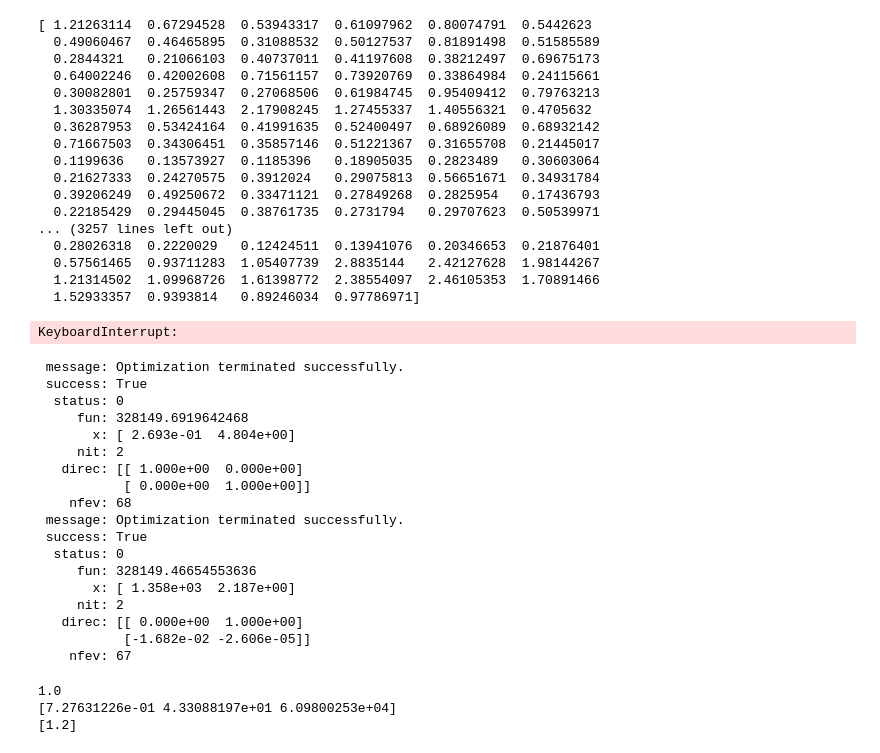
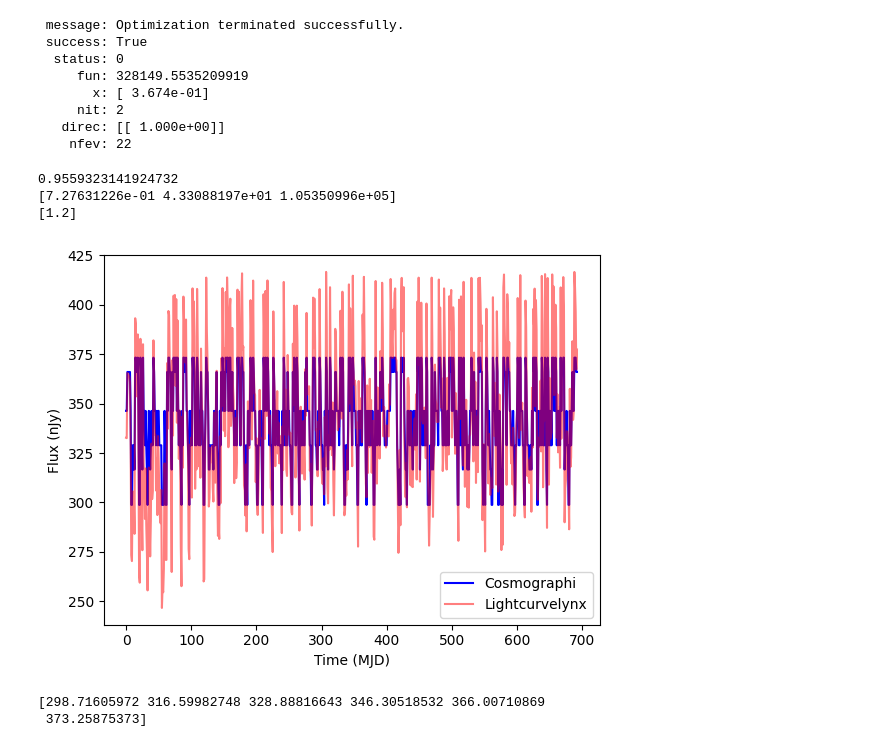
Before and after one commit to Zoe-Au/cosmographi, a Jupyter notebook: src/cosmographi/source/alpha_callibration_cleaner.ipynb, the cells around one changed output. Saved outputs shown, nothing was run; the diff lists cells and outputs as text; code cells hidden in the pictures.

```diff
--- a/src/cosmographi/source/alpha_callibration_cleaner.ipynb
+++ b/src/cosmographi/source/alpha_callibration_cleaner.ipynb
@@ -272,58 +339,30 @@ results = minimize_log_likelihood(observed_flux=flux, band=filters, inclination_
                                   accretion_rate=accretion_rate, z=redshift, noise_var=jnp.var(flux))
 
 
-results_gp = minimize_log_likelihood_gp(observed_flux=flux, band=filters, inclination_angle=0,
-                                  times=times, exp_time=exp_times,
-                                  sky_brightness=sky_brightnesses,
-                                  PSF_Aeff=PSF_Aeffs, blackhole_mass = bh_mass,
-                                  accretion_rate=accretion_rate, z=redshift, noise_var=jnp.var(flux))
+# results_gp = minimize_log_likelihood_gp(observed_flux=flux, band=filters, inclination_angle=0,
+#                                   times=times, exp_time=exp_times,
+#                                   sky_brightness=sky_brightnesses,
+#                                   PSF_Aeff=PSF_Aeffs, blackhole_mass = bh_mass,
+#                                   accretion_rate=accretion_rate, z=redshift, noise_var=jnp.var(flux))
-# %% [output]
-[ 1.21263114  0.67294528  0.53943317  0.61097962  0.80074791  0.5442623
-  0.49060467  0.46465895  0.31088532  0.50127537  0.81891498  0.51585589
-  0.2844321   0.21066103  0.40737011  0.41197608  0.38212497  0.69675173
-  0.64002246  0.42002608  0.71561157  0.73920769  0.33864984  0.24115661
-  0.30082801  0.25759347  0.27068506  0.61984745  0.95409412  0.79763213
-  1.30335074  1.26561443  2.17908245  1.27455337  1.40556321  0.4705632
-  0.36287953  0.53424164  0.41991635  0.52400497  0.68926089  0.68932142
-  0.71667503  0.34306451  0.35857146  0.51221367  0.31655708  0.21445017
-  0.1199636   0.13573927  0.1185396   0.18905035  0.2823489   0.30603064
-  0.21627333  0.24270575  0.3912024   0.29075813  0.56651671  0.34931784
-  0.39206249  0.49250672  0.33471121  0.27849268  0.2825954   0.17436793
-  0.22185429  0.29445045  0.38761735  0.2731794   0.29707623  0.50539971
-... (3257 lines left out)
-  0.28026318  0.2220029   0.12424511  0.13941076  0.20346653  0.21876401
-  0.57561465  0.93711283  1.05407739  2.8835144   2.42127628  1.98144267
-  1.21314502  1.09968726  1.61398772  2.38554097  2.46105353  1.70891466
-  1.52933357  0.9393814   0.89246034  0.97786971]
-KeyboardInterrupt:
 # %%
 print(results)
-print(results_gp)
+# print(results_gp)
 # %% [output]
  message: Optimization terminated successfully.
  success: True
   status: 0
-     fun: 328149.6919642468
-       x: [ 2.693e-01  4.804e+00]
+     fun: 328149.5535209919
+       x: [ 3.674e-01]
      nit: 2
-   direc: [[ 1.000e+00  0.000e+00]
-           [ 0.000e+00  1.000e+00]]
-    nfev: 68
- message: Optimization terminated successfully.
- success: True
-  status: 0
-     fun: 328149.46654553636
-       x: [ 1.358e+03  2.187e+00]
-     nit: 2
-   direc: [[ 0.000e+00  1.000e+00]
-           [-1.682e-02 -2.606e-05]]
-    nfev: 67
+   direc: [[ 1.000e+00]]
+    nfev: 22
 # %%
-proposed_alpha, num_perturbation_samples =  results.x
-start_time, end_time = (times[0], times[-1])
-num_perturbation_samples = max(int(round(num_perturbation_samples)), 2)
+proposed_alpha, num_perturbation_samples =  (results.x[0], 1000)
+start_time = rest_to_observer_time(t_rest = times[0], z=redshift)
+end_time = rest_to_observer_time(t_rest = times[-1], z=redshift)
 sample_rate = num_perturbation_samples / (end_time - start_time)
 perturbations = generate_perturbations_vector(alpha=proposed_alpha, n_samples=num_perturbation_samples, sample_rate=sample_rate, seed=42)
+print(np.mean(perturbations))
 agn = AGNSourceLipunova2018(blackhole_mass=bh_mass, accretion_rate=accretion_rate, perturbations_ar=perturbations,
                                 start_time=start_time, end_time=end_time, rin_to_rng=6, inclination_angle=0)
 rubin = RubinObservatory()
@@ -353,7 +392,20 @@ zero_points = jnp.asarray([band_id_to_zero[i] for i in range(len(band_id_to_zero
 my_model_flux_jansky = convert_to_jy(my_model_flux, band, zero_points, rubin.effective_aperture)
 my_model_flux_comparable_units = my_model_flux_jansky * 1e9
 # %% [output]
-1.0
-[7.27631226e-01 4.33088197e+01 6.09800253e+04]
+0.9559323141924732
+[7.27631226e-01 4.33088197e+01 1.05350996e+05]
 [1.2]
+# %%
+plt.plot(my_model_flux_comparable_units, color="blue", label="Cosmographi")
+plt.plot(flux, color='red', label="Lightcurvelynx", alpha=0.5)
+plt.xlabel("Time (MJD)")
+plt.ylabel("Flux (nJy)")
+plt.legend()
+plt.show()
+
+print(np.unique(my_model_flux_comparable_units))
+# %% [output]
+[figure, added]
+[298.71605972 316.59982748 328.88816643 346.30518532 366.00710869
+ 373.25875373]
 # %%
```
Also changed, not shown: parts of 20 cells of this notebook.
